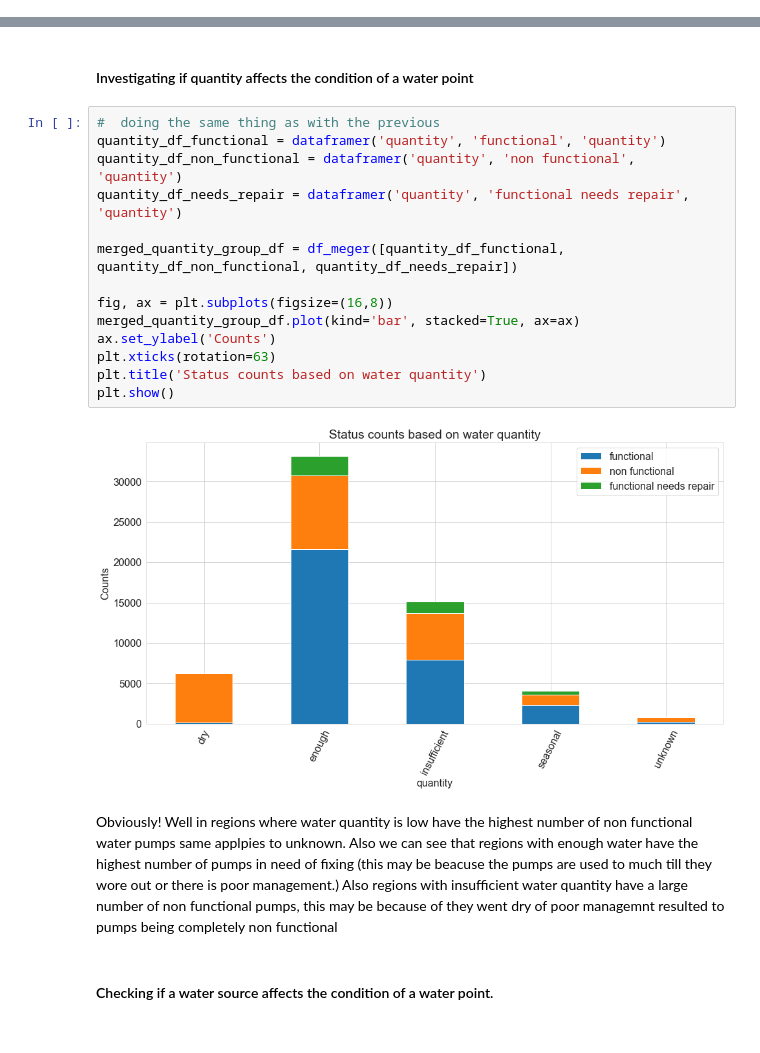
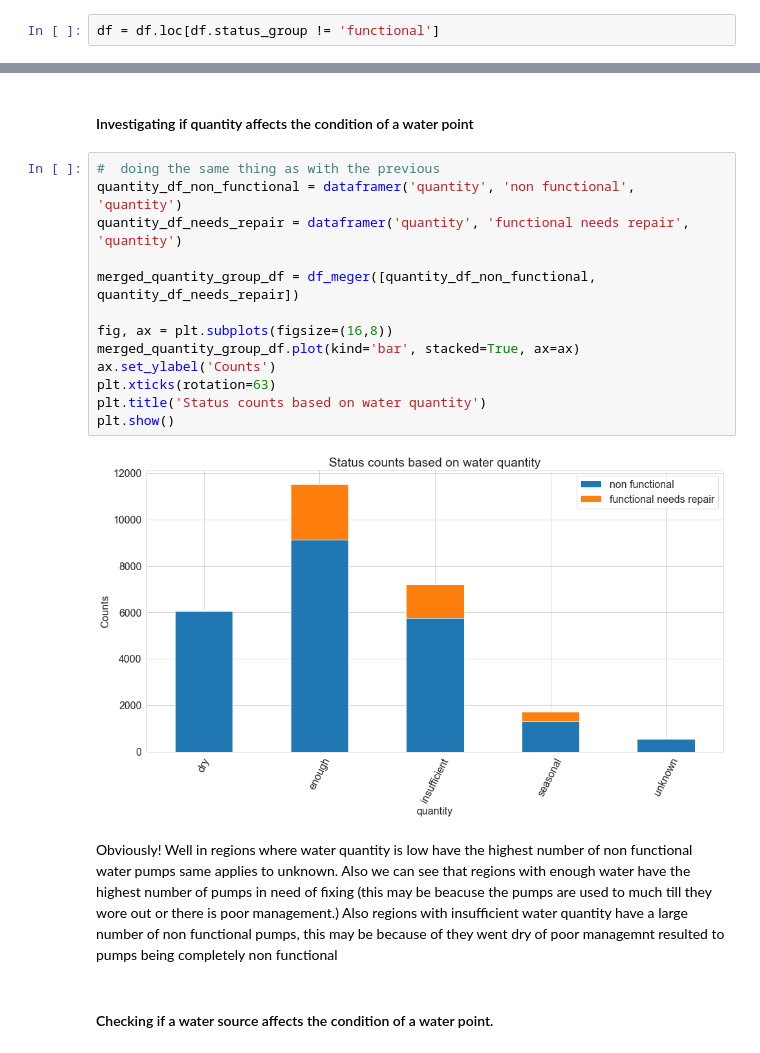
Before and after one commit to IainMosima/Tanzania-water-point-status-prediction-project, a Jupyter notebook: notebooks/1EDA.ipynb, the cells around one changed output, grey strips where cells are left out. Cells and saved outputs as stored; diff of their text form.

Commit message:
Started some few data modelling and also made some few changes on the otther notebooks

```diff
--- a/notebooks/1EDA.ipynb
+++ b/notebooks/1EDA.ipynb
@@ -128,0 +136,2 @@ df.describe().T
+# %%
+df = df.loc[df.status_group != 'functional']
@@ -257,22 +267,21 @@ Again wells with good water take the lead with the highest number of wells in ne
 #### Investigating if quantity affects the condition of a water point
 # %%
 #  doing the same thing as with the previous
-quantity_df_functional = dataframer('quantity', 'functional', 'quantity')
 quantity_df_non_functional = dataframer('quantity', 'non functional', 'quantity')
 quantity_df_needs_repair = dataframer('quantity', 'functional needs repair', 'quantity')
 
-merged_quantity_group_df = df_meger([quantity_df_functional, quantity_df_non_functional, quantity_df_needs_repair])
+merged_quantity_group_df = df_meger([quantity_df_non_functional, quantity_df_needs_repair])
 
 fig, ax = plt.subplots(figsize=(16,8))
 merged_quantity_group_df.plot(kind='bar', stacked=True, ax=ax)
 ax.set_ylabel('Counts')
 plt.xticks(rotation=63)
 plt.title('Status counts based on water quantity')
 plt.show()
 # %% [output]
-[figure, old version]
+[figure, new version]
 # %% [markdown]
-Obviously! Well in regions where water quantity is low have the highest number of non functional water pumps same applpies to unknown. Also we can see that regions with enough water have the highest number of pumps in need of fixing (this may be beacuse the pumps are used to much till they wore out or there is poor management.)  Also regions with insufficient water quantity have a large number of non functional pumps, this may be because of they went dry of poor managemnt resulted to pumps being completely non functional
+Obviously! Well in regions where water quantity is low have the highest number of non functional water pumps same applies to unknown. Also we can see that regions with enough water have the highest number of pumps in need of fixing (this may be beacuse the pumps are used to much till they wore out or there is poor management.)  Also regions with insufficient water quantity have a large number of non functional pumps, this may be because of they went dry of poor managemnt resulted to pumps being completely non functional
 # %% [markdown]
 #### Checking if a water source affects the condition of a water point.
 # %%
```
Also changed, not shown: parts of 29 cells of this notebook, 8 other files.
